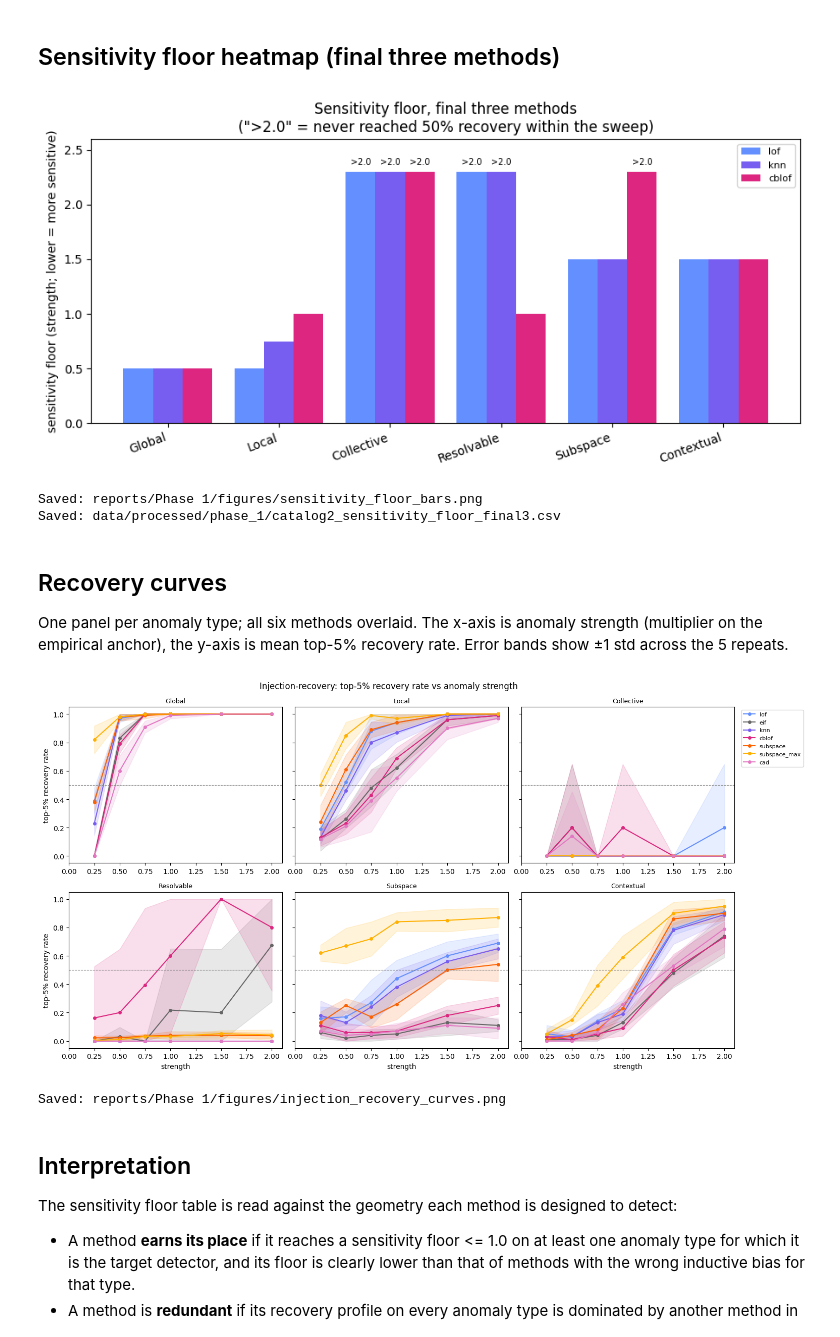
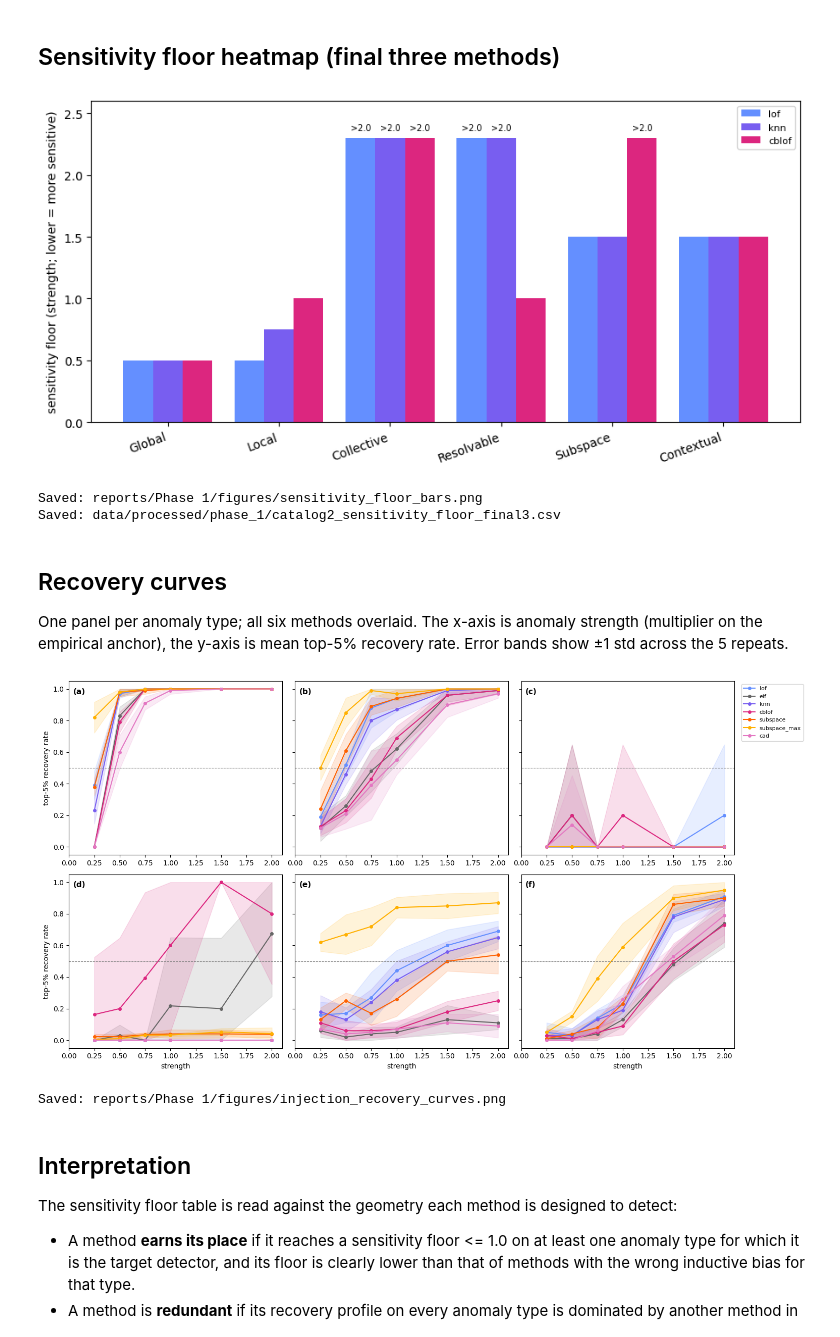
Before and after one commit to exicxx/FRBAnomalyDetection, a Jupyter notebook: Phase 1/notebooks/cat2/03_injection_recovery_cat2.ipynb, the cells around one changed output. Saved outputs shown, nothing was run; the diff lists cells and outputs as text; code cells hidden in the pictures.

Commit message:
Tidying code. Making Figures and Tables accessible for the writing of the Phase 1 report

```diff
--- a/Phase 1/notebooks/cat2/03_injection_recovery_cat2.ipynb
+++ b/Phase 1/notebooks/cat2/03_injection_recovery_cat2.ipynb
@@ -309,15 +309,17 @@ else:
 # single dot.
 INSET_TYPES = {'C_collective', 'C_separated'}
 
+# No in-figure titles: panel letters replace them, the caption states the mapping.
+PANEL_LETTERS = 'abcdef'
+
 fig, axes = plt.subplots(2, 3, figsize=(13, 8), sharex=True, sharey=True)
-fig.suptitle(f'Injected anomalies (strength={DIAG_STRENGTH}) vs real data, '
-             f'PC1-PC2 projection', fontsize=12)
 for idx, (ax, type_name) in enumerate(zip(axes.flat, GENERATORS)):
     ax.scatter(real_2d[:, 0], real_2d[:, 1], s=4, c='lightgrey', label='real')
     inj = injected_2d[type_name]
     ax.scatter(inj[:, 0], inj[:, 1], s=40, c=TYPE_COLORS[type_name],
                edgecolor='k', linewidth=0.4, label='injected')
-    ax.set_title(TYPE_TITLES[type_name], fontsize=9)
+    ax.text(0.02, 0.96, f'({PANEL_LETTERS[idx]})', transform=ax.transAxes,
+            fontsize=11, fontweight='bold', va='top', ha='left')
     ax.legend(fontsize=7, loc='best')
     if idx >= 3:
         ax.set_xlabel('PC1')
@@ -345,6 +347,9 @@ plt.tight_layout()
 fig_path = PROJECT / 'reports' / 'Phase 1' / 'figures' / 'injection_pca_check.png'
 fig.savefig(fig_path, dpi=150, bbox_inches='tight')
 plt.show()
+print('Panel letters:')
+for idx, type_name in enumerate(GENERATORS):
+    print(f'  ({PANEL_LETTERS[idx]}) {TYPE_TITLES[type_name]}')
 print(f'Saved: {fig_path.relative_to(PROJECT)}')
 # %% [output]
 Saved real+injected table (4289 rows, 180 injected) to data/processed/phase_1/catalog2_injection_example.csv
@@ -554,7 +566,6 @@ ax.set_xticks(x + width * (len(FINAL_METHODS) - 1) / 2)
 ax.set_xticklabels(GEOM_LABELS, rotation=20, ha='right')
 ax.set_ylabel('sensitivity floor (strength; lower = more sensitive)')
 ax.set_ylim(0, STRENGTH_CAP + 0.3)
-ax.set_title('Sensitivity floor, final three methods\n(">2.0" = never reached 50% recovery within the sweep)')
 ax.legend(fontsize=8)
 plt.tight_layout()
 fig_path = PROJECT / 'reports' / 'Phase 1' / 'figures' / 'sensitivity_floor_bars.png'
@@ -566,7 +577,7 @@ out = PROJECT / 'data' / 'processed' / 'phase_1' / 'catalog2_sensitivity_floor_f
 floor_final.to_csv(out)
 print(f'Saved: {out.relative_to(PROJECT)}')
 # %% [output]
-[figure, old version]
+[figure, new version]
 Saved: reports/Phase 1/figures/sensitivity_floor_bars.png
 Saved: data/processed/phase_1/catalog2_sensitivity_floor_final3.csv
 # %% [markdown]
@@ -577,42 +588,44 @@ One panel per anomaly type; all six methods overlaid. The x-axis is anomaly stre
 bands show ±1 std across the 5 repeats.
 # %%
 fig, axes = plt.subplots(2, 3, figsize=(14, 8), sharey=True)
-fig.suptitle('Injection-recovery: top-5% recovery rate vs anomaly strength', fontsize=12)
+PANEL_LETTERS = 'abcdef'
 
 for idx, (ax, type_name) in enumerate(zip(axes.flat, GENERATORS)):
     sub = summary[summary['type'] == type_name]
     for method in METHODS:
         m = sub[sub['method'] == method].sort_values('strength')
         ax.plot(m['strength'], m['mean_rec'], color=METHOD_COLORS[method],
                 label=method, marker='o', ms=4)
         ax.fill_between(
             m['strength'],
             (m['mean_rec'] - m['std_rec']).clip(0, 1),
             (m['mean_rec'] + m['std_rec']).clip(0, 1),
             color=METHOD_COLORS[method], alpha=0.15
         )
     ax.axhline(0.5, color='grey', lw=0.8, ls='--')
-    ax.set_title(TYPE_TITLES[type_name], fontsize=9)
+    ax.text(0.02, 0.96, f'({PANEL_LETTERS[idx]})', transform=ax.transAxes,
+        fontsize=11, fontweight='bold', va='top', ha='left')
     ax.set_xlim(0, 2.1)
     ax.set_ylim(-0.05, 1.05)
     if idx >= 3:
         ax.set_xlabel('strength')
     if idx % 3 == 0:
         ax.set_ylabel('top-5% recovery rate')
 
 plt.tight_layout()
+
 
 # Anchored to the top-right panel's own axes (transAxes), not the whole figure, so it sits
 # right against the plots instead of floating out in figure-fraction space.
 handles, labels = axes.flat[0].get_legend_handles_labels()
 axes.flat[2].legend(handles, labels, fontsize=8, bbox_to_anchor=(1.02, 1.0), loc='upper left')
 
 fig_path = PROJECT / 'reports' / 'Phase 1' / 'figures' / 'injection_recovery_curves.png'
 fig.savefig(fig_path, dpi=150, bbox_inches='tight')
 plt.show()
 print(f'Saved: {fig_path.relative_to(PROJECT)}')
 # %% [output]
-[figure, old version]
+[figure, new version]
 Saved: reports/Phase 1/figures/injection_recovery_curves.png
 # %% [markdown]
 ## Interpretation
```
Also changed, not shown: parts of 1 cell of this notebook, 7 other files.
